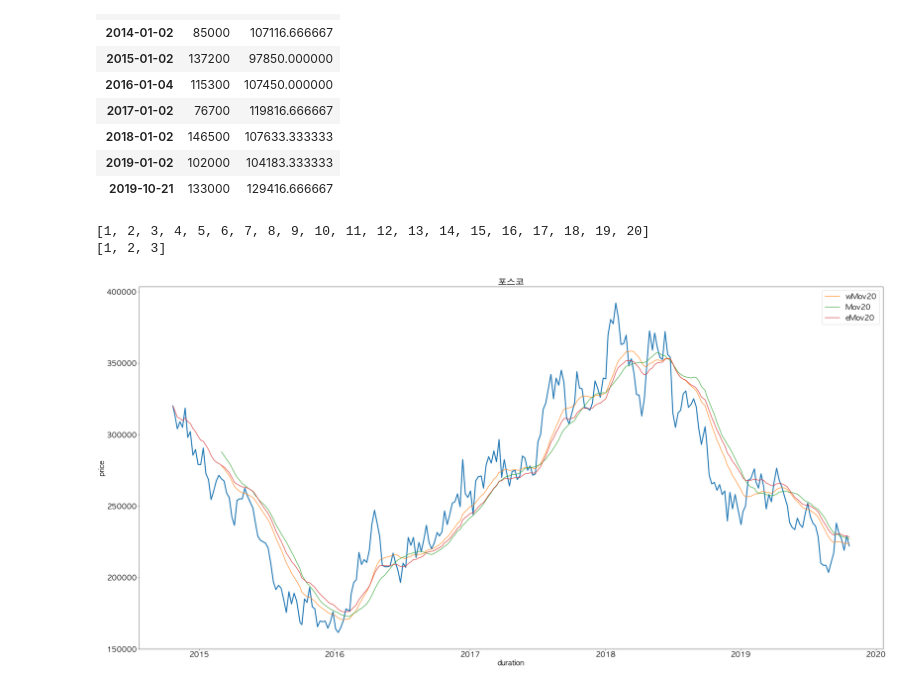
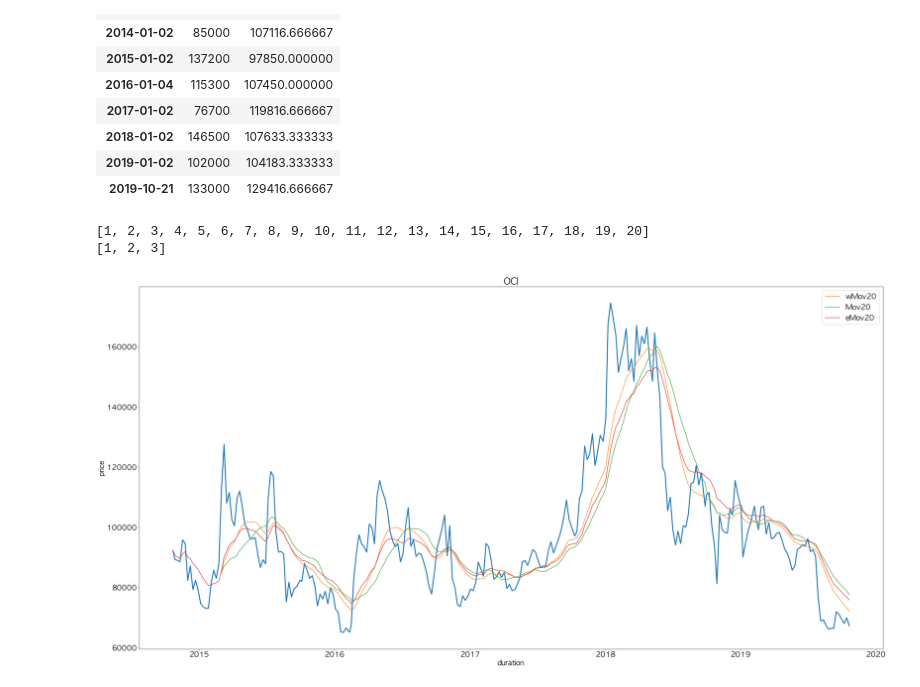
Before and after one commit to neosuperprogrammer/Quant, a Jupyter notebook: neo_quant_test6.ipynb, the cells around one changed output. Saved outputs shown, nothing was run; the diff lists cells and outputs as text; code cells hidden in the pictures.

```diff
--- a/neo_quant_test6.ipynb
+++ b/neo_quant_test6.ipynb
@@ -1163,7 +1163,7 @@ year_df
 # %%
 my_portfolio = ['동국제강', '포스코','현대건설','GS건설','한국조선해양','OCI','미래에셋대우','삼성증권','삼성중공업','키움증권','LG화학']
 # %%
-name = '포스코'
+name = 'OCI'
 
 
 company_code = get_company_code(name)
@@ -1179,31 +1179,31 @@ st_df = add_exponential_moving_average(st_df, 20)
 
 # show_price_chart(st_df, name)
 
 year_df = get_yearly_price_df(company_code, prices, 20)
 year_df = add_weighted_moving_average(year_df, 3)
 year_df = add_moving_average(year_df, 3)
 year_df = add_exponential_moving_average(year_df, 3)
 
 # year_df
 show_price_chart(st_df, name)
 # year_df
 
 # plt.figure(figsize=(40, 20))
 # plt.rcParams.update({'font.size': 22})
 # plt.plot(st_df.index, st_df['price'], linewidth=3.0)
 # for column in st_df.columns[1:len(st_df.columns)+1]:
 #     plt.plot(st_df.index, st_df[column], label=column)
 # for column in year_df.columns[1:len(year_df.columns)+1]:
 #     plt.plot(year_df.index, year_df[column], label=column)
 
 # if name != None:
 #     plt.title(name)
 # plt.xlabel("duration")
 # plt.ylabel("price")
 # plt.legend(loc='upper right')
 # # plt.grid()
 # plt.show()
 # %% [output]
 [1, 2, 3, 4, 5, 6, 7, 8, 9, 10, 11, 12, 13, 14, 15, 16, 17, 18, 19, 20]
 [1, 2, 3]
-[figure, old version]
+[figure, new version]
```
